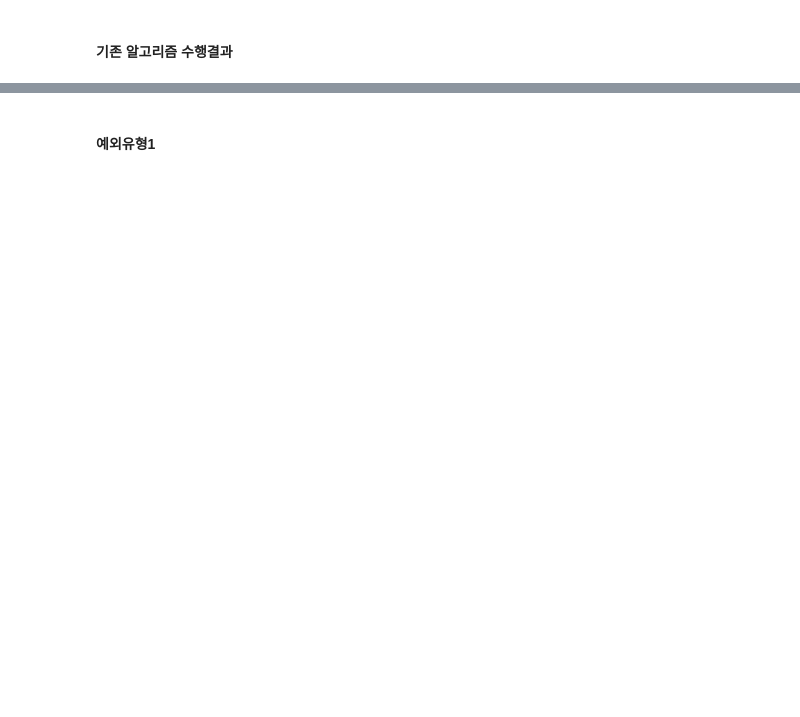
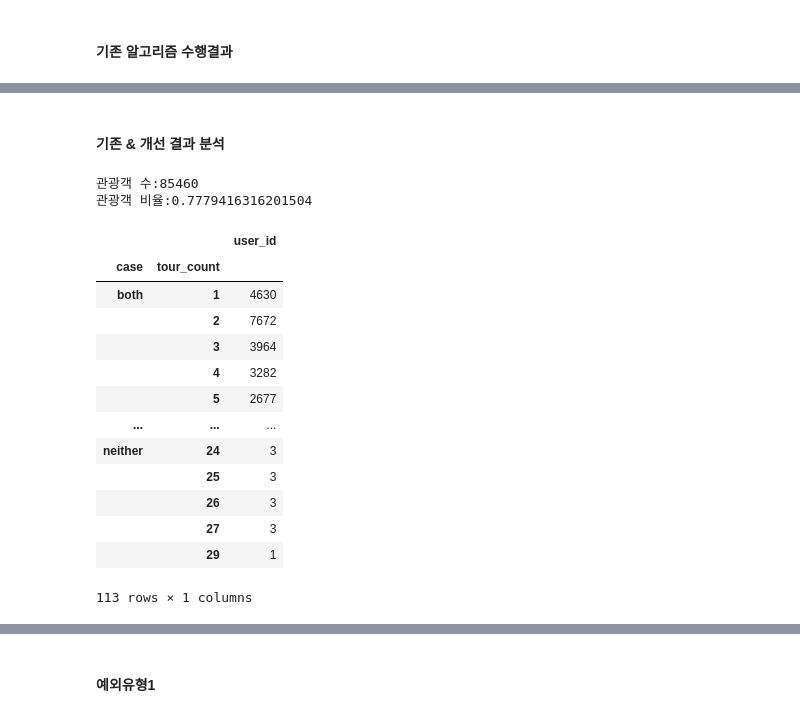
Before and after one commit to hoonisone/2020_jeju-bus-tag_data-analysis, a Jupyter notebook: main/1. 데이터 전처리/1. 이용자&정류장 추출.ipynb, the cells around one changed output, grey strips where cells are left out. Cells and saved outputs as stored; diff of their text form; code cells hidden in the pictures; blank space fills up the shorter version.

```diff
--- a/main/1. 데이터 전처리/1. 이용자&정류장 추출.ipynb
+++ b/main/1. 데이터 전처리/1. 이용자&정류장 추출.ipynb
@@ -1793,0 +1708,28 @@ print("예외유형1 이용자 비율:%0.3f%%"%len(df))
+# %% [markdown]
+#### 기존 & 개선 결과 분석
+# %%
+df = original_algorithm(user_df)
+total = len(df)
+df = df[df["tourist"]]
+print("관광객 수:%s"%len(df))
+print("관광객 비율:%s"%(len(df)/total))
+
+common_df = df[["case", "tour_count", "user_id"]].groupby(by=["case", "tour_count"]).count()
+common_df
+# %% [output]
+관광객 수:85460
+관광객 비율:0.7779416316201504
+|  |  | user_id |
+| case | tour_count |  |
+| both | 1 | 4630 |
+|  | 2 | 7672 |
+|  | 3 | 3964 |
+|  | 4 | 3282 |
+|  | 5 | 2677 |
+| ... | ... | ... |
+| neither | 24 | 3 |
+|  | 25 | 3 |
+|  | 26 | 3 |
+|  | 27 | 3 |
+|  | 29 | 1 |
+113 rows × 1 columns
```
Also changed, not shown: parts of 26 cells of this notebook.
